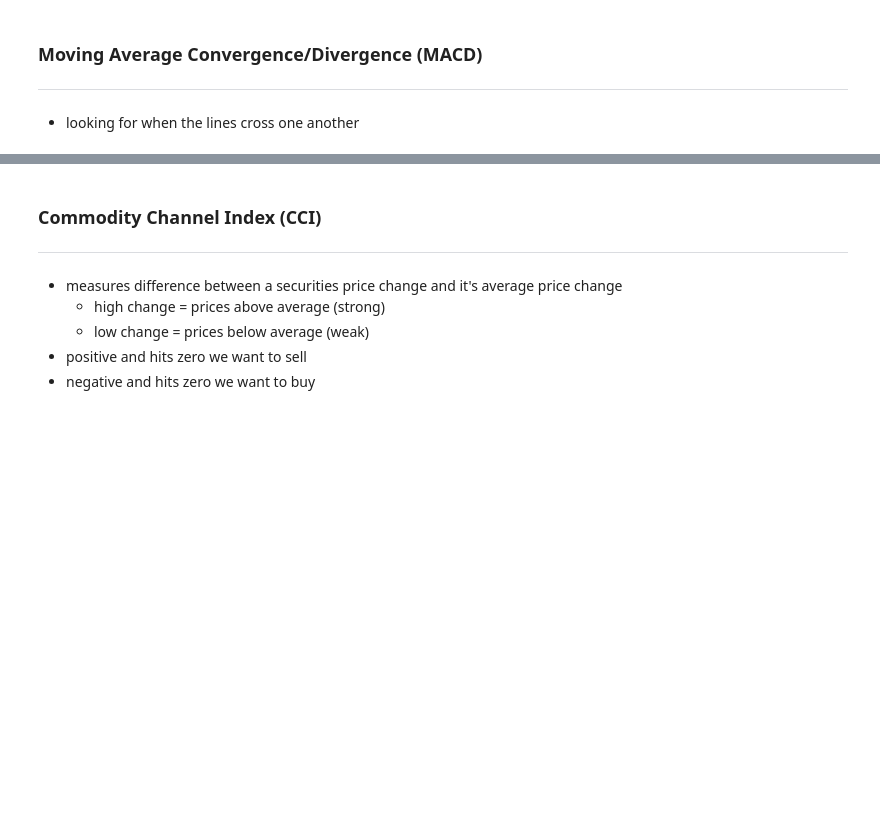
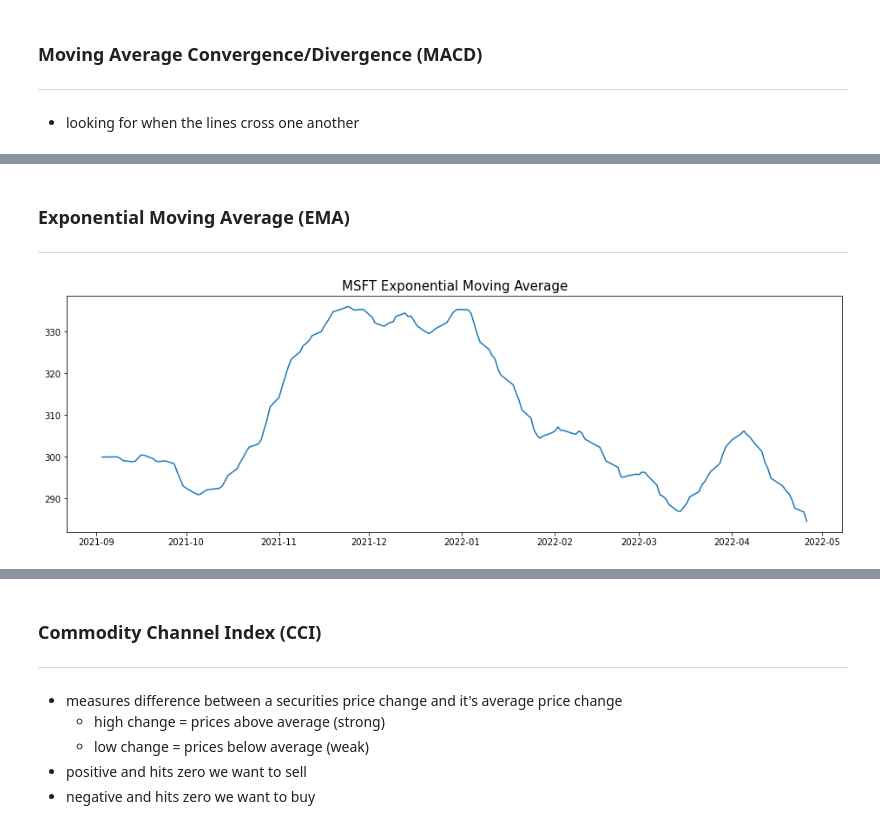
Before and after one commit to bridaniels/OptionsAnalysis, a Jupyter notebook: ta_library_indicators/trendIndicators.ipynb, the cells around one changed output, grey strips where cells are left out. Cells and saved outputs as stored; diff of their text form; code cells hidden in the pictures; blank space fills up the shorter version.

```diff
--- a/ta_library_indicators/trendIndicators.ipynb
+++ b/ta_library_indicators/trendIndicators.ipynb
@@ -63,0 +89,13 @@ plt.show()
+# %% [markdown]
+### Exponential Moving Average (EMA)
+---
+# %%
+ema = ta.trend.EMAIndicator(df['Close'],window=14)
+
+plt.figure(figsize=(16,5))
+plt.plot(ema.ema_indicator())
+
+plt.title('{} Exponential Moving Average'.format(stock),fontsize=15)
+plt.show()
+# %% [output]
+[figure, added]
```
Also changed, not shown: parts of 20 cells of this notebook, 2 other files.
